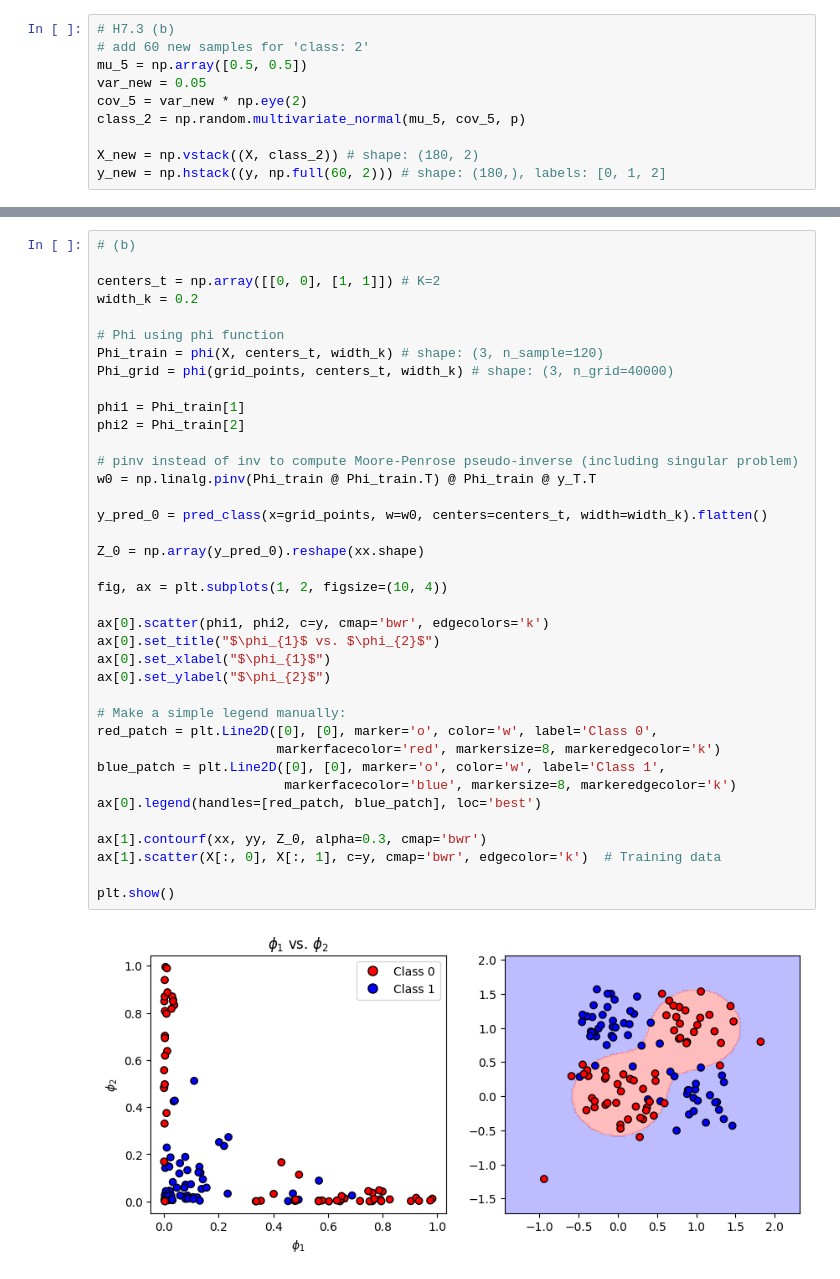
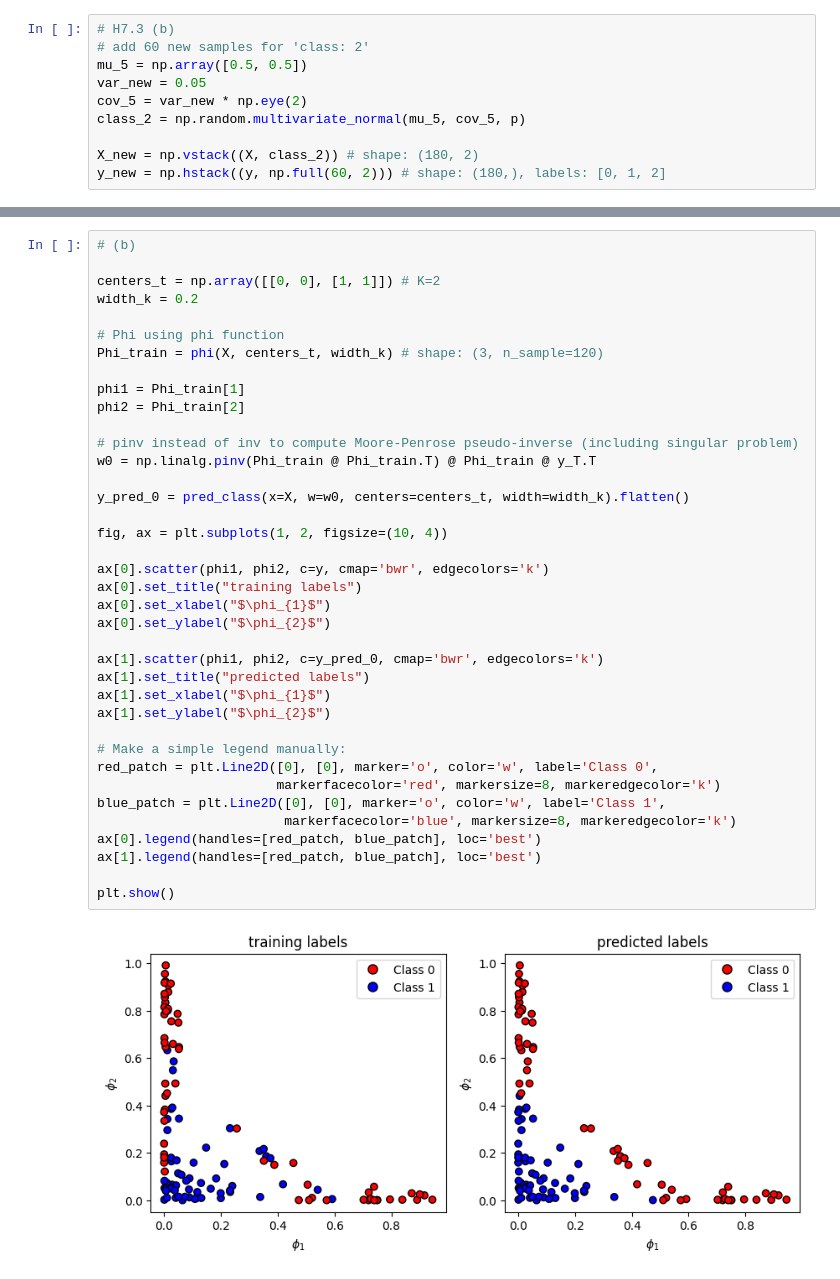
Before and after one commit to hojoongYi/Machine_Intelligence_I, a Jupyter notebook: exercise_07/exercise_07.ipynb, the cells around one changed output, grey strips where cells are left out. Saved outputs shown, nothing was run; the diff lists cells and outputs as text.

```diff
--- a/exercise_07/exercise_07.ipynb
+++ b/exercise_07/exercise_07.ipynb
@@ -232,39 +232,39 @@ for k in K_set:
 # (b)
 
 centers_t = np.array([[0, 0], [1, 1]]) # K=2
 width_k = 0.2
 
 # Phi using phi function
 Phi_train = phi(X, centers_t, width_k) # shape: (3, n_sample=120)
-Phi_grid = phi(grid_points, centers_t, width_k) # shape: (3, n_grid=40000)
 
 phi1 = Phi_train[1]
 phi2 = Phi_train[2]
 
 # pinv instead of inv to compute Moore-Penrose pseudo-inverse (including singular problem)
 w0 = np.linalg.pinv(Phi_train @ Phi_train.T) @ Phi_train @ y_T.T
 
-y_pred_0 = pred_class(x=grid_points, w=w0, centers=centers_t, width=width_k).flatten()
-
-Z_0 = np.array(y_pred_0).reshape(xx.shape)
+y_pred_0 = pred_class(x=X, w=w0, centers=centers_t, width=width_k).flatten()
 
 fig, ax = plt.subplots(1, 2, figsize=(10, 4))
 
 ax[0].scatter(phi1, phi2, c=y, cmap='bwr', edgecolors='k')
-ax[0].set_title("$\phi_{1}$ vs. $\phi_{2}$")
+ax[0].set_title("training labels")
 ax[0].set_xlabel("$\phi_{1}$")
 ax[0].set_ylabel("$\phi_{2}$")
+
+ax[1].scatter(phi1, phi2, c=y_pred_0, cmap='bwr', edgecolors='k')
+ax[1].set_title("predicted labels")
+ax[1].set_xlabel("$\phi_{1}$")
+ax[1].set_ylabel("$\phi_{2}$")
 
 # Make a simple legend manually:
 red_patch = plt.Line2D([0], [0], marker='o', color='w', label='Class 0',
                        markerfacecolor='red', markersize=8, markeredgecolor='k')
 blue_patch = plt.Line2D([0], [0], marker='o', color='w', label='Class 1',
                         markerfacecolor='blue', markersize=8, markeredgecolor='k')
 ax[0].legend(handles=[red_patch, blue_patch], loc='best')
-
-ax[1].contourf(xx, yy, Z_0, alpha=0.3, cmap='bwr')
-ax[1].scatter(X[:, 0], X[:, 1], c=y, cmap='bwr', edgecolor='k')  # Training data
+ax[1].legend(handles=[red_patch, blue_patch], loc='best')
 
 plt.show()
 # %% [output]
-[figure, old version]
+[figure, new version]
```
Also changed, not shown: parts of 6 cells of this notebook.
